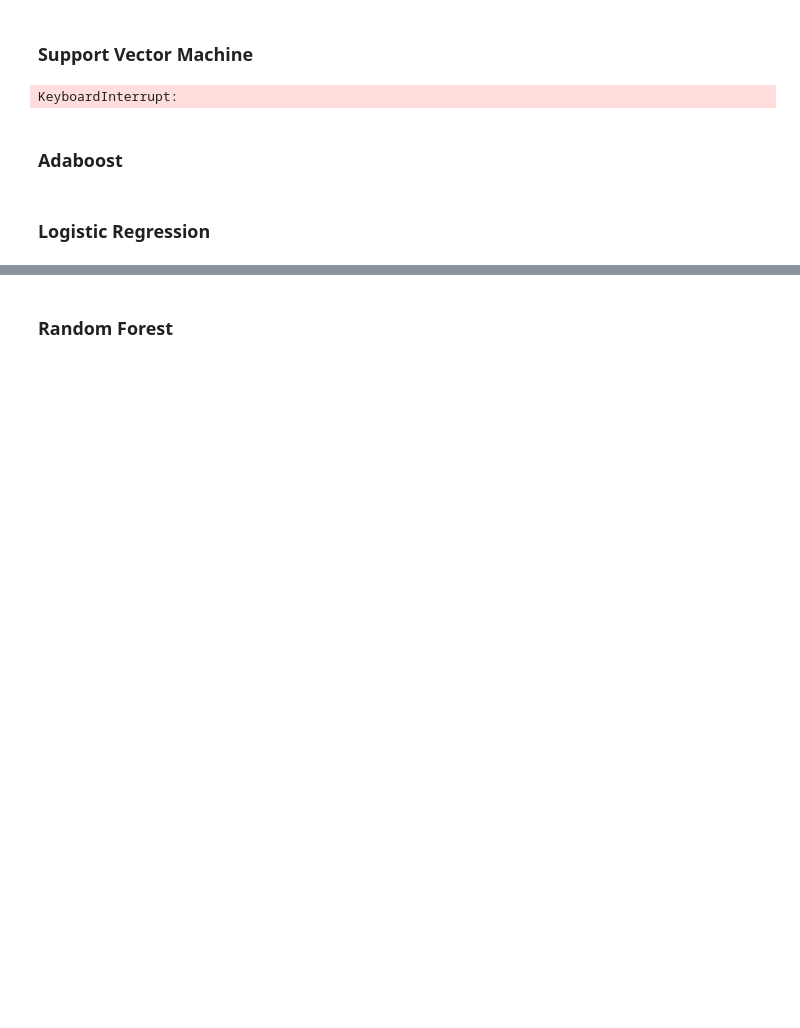
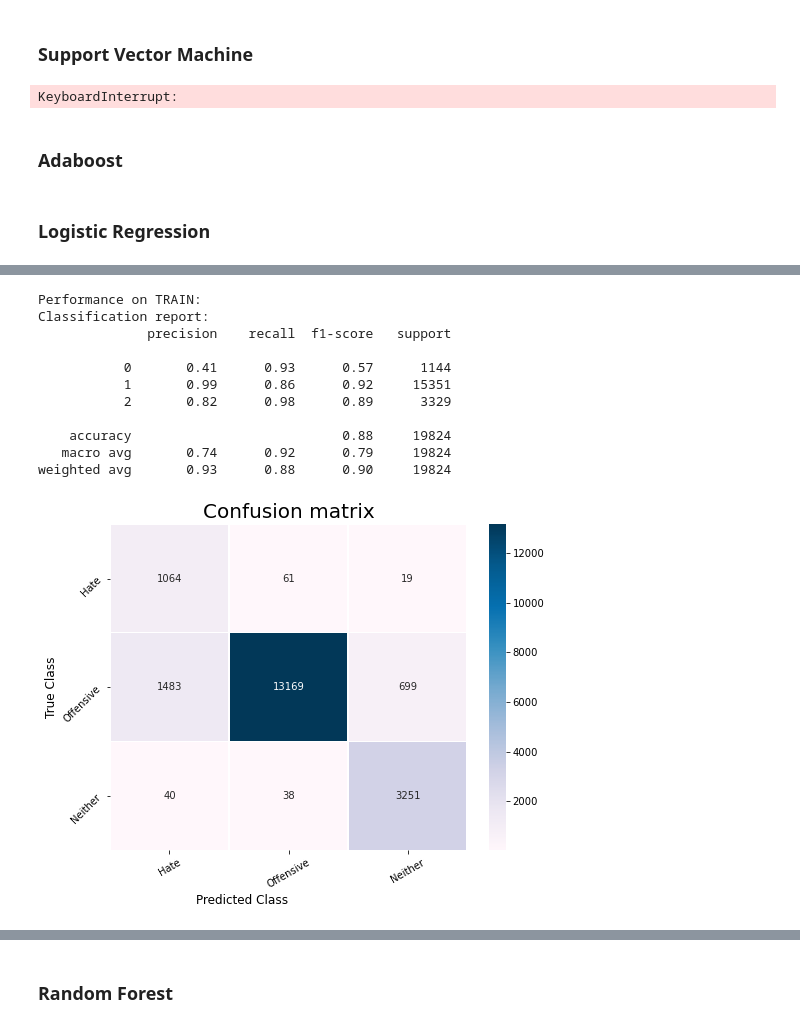
Before and after one commit to MarcoP9/textmining, a Jupyter notebook: 04-Text_Classification.ipynb, the cells around one changed output, grey strips where cells are left out. Drawn from its saved outputs; the diff is of its cells as text; code cells hidden in the pictures; blank space fills up the shorter version.

```diff
--- a/04-Text_Classification.ipynb
+++ b/04-Text_Classification.ipynb
@@ -76,4 +84,0 @@ $w_j = \frac{num\_samples}{num\_classes \cdot num\_samples_j}$
-# %%
-#
-# w_J = n_samples / (n_classes * n_samples_J)
-weights = len(df['class']) / (3 * df['class'].value_counts())
@@ -128,12 +130,3 @@ assert X_data.shape[0] == Y_data.shape[0]
-# %%
-X_train, X_test, y_train, y_test = train_test_split(X_data, Y_data,
-                                                   test_size = 0.2,
-                                                   random_state = 42,
-                                                   shuffle = True,
-                                                   stratify = Y_data)
-
-assert X_train.shape[0] == y_train.shape[0]
-assert X_test.shape[0] == y_test.shape[0]
 # %%
 adaboost = AdaBoostClassifier(n_estimators=50, random_state=0)
 # %%
@@ -158,0 +150,8 @@ c_matrix(y_test, y_pred, ["Hate", "Offensive", "Neither"])
+# %%
+model = LogisticRegression(random_state = 42, max_iter = 1000,
+            class_weight= {0 : weights[0], 1 : weights[1], 2 : weights[2]})
+# %%
+%%time
+# fitting
+model.fit(X_train, y_train)
+print("Modelling --- DONE")
@@ -158,0 +165,21 @@ c_matrix(y_test, y_pred, ["Hate", "Offensive", "Neither"])
+# %%
+%%time
+# performance on TRAIN
+print("Performance on TRAIN:")
+y_pred = model.predict(X_train)
+print('Classification report:')
+print(classification_report(y_train, y_pred))
+c_matrix(y_train, y_pred, ["Hate", "Offensive", "Neither"])
+# %% [output]
+Performance on TRAIN:
+Classification report:
+              precision    recall  f1-score   support
+
+           0       0.41      0.93      0.57      1144
+           1       0.99      0.86      0.92     15351
+           2       0.82      0.98      0.89      3329
+
+    accuracy                           0.88     19824
+   macro avg       0.74      0.92      0.79     19824
+weighted avg       0.93      0.88      0.90     19824
+[figure, added]
```
Also changed, not shown: parts of 31 cells of this notebook.
